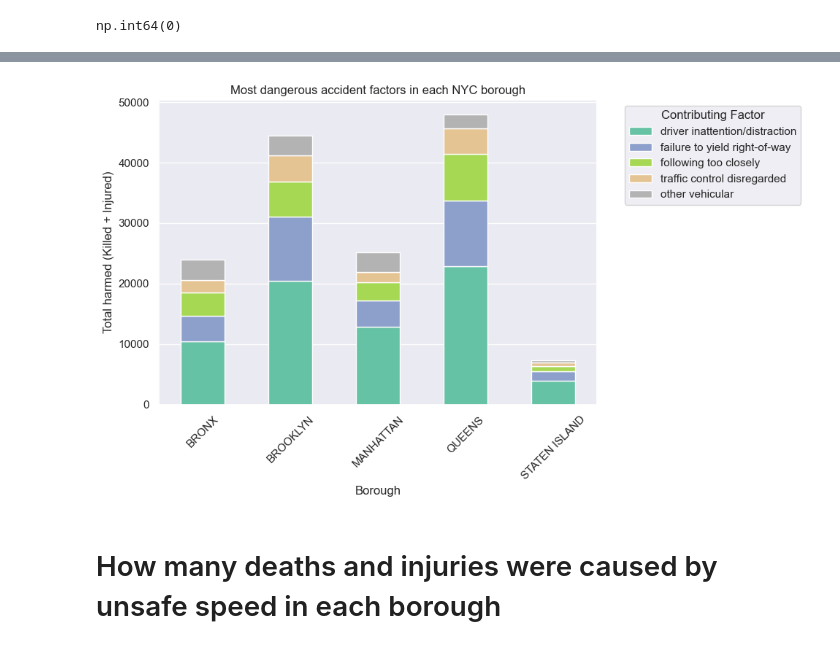
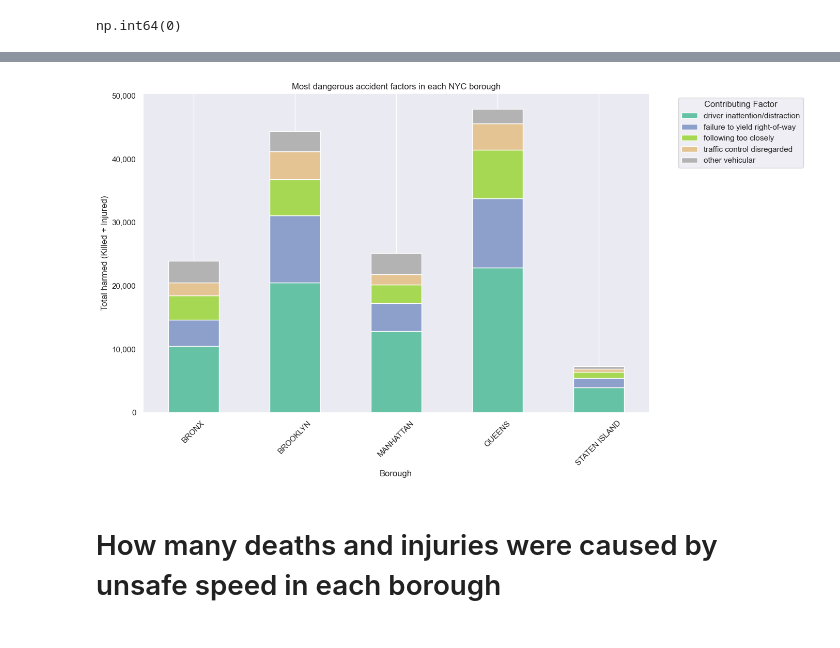
Before and after one commit to IgorGarlej/nyc-traffic-accident-analysis, a Jupyter notebook: notebooks/02.Analysis.ipynb, the cells around one changed output, grey strips where cells are left out. Drawn from its saved outputs; the diff is of its cells as text; code cells hidden in the pictures.

Commit message:
Thousand separator function, minor plots corrections and summary of analysis

```diff
--- a/notebooks/02.Analysis.ipynb
+++ b/notebooks/02.Analysis.ipynb
@@ -122,18 +123,22 @@ impact_pivot = summary.pivot_table(
 top_factors = impact_pivot.sum().sort_values(ascending=False).head(5).index
 impact_pivot = impact_pivot[top_factors]
 # %%
-impact_pivot.plot(kind="bar", stacked=True, figsize = (10,6), colormap="Set2")
+ax = impact_pivot.plot(kind="bar", stacked=True, figsize = (14,8), colormap="Set2")
 
-plt.title("Most dangerous accident factors in each NYC borough", fontsize=12)
-plt.xlabel("Borough", fontsize=12)
-plt.xticks(rotation = 45)
-plt.ylabel("Total harmed (Killed + Injured)")
-plt.legend(title="Contributing Factor",bbox_to_anchor=(1.05, 1), loc="upper left")
+apply_thousand_separator(ax)
+
+ax.set_title("Most dangerous accident factors in each NYC borough", fontsize=12)
+ax.set_xlabel("Borough", fontsize=12)
+ax.tick_params(axis = "x",rotation = 45)
+ax.set_ylabel("Total harmed (Killed + Injured)")
+ax.legend(title="Contributing Factor",bbox_to_anchor=(1.05, 1), loc="upper left")
+ax.grid(axis="y")
+
 plt.tight_layout()
-plt.grid(axis="x")
+plt.savefig("../visuals/01.Most_dangerous_accident_factors_in_each_NYC_borough.png")
 plt.show()
 # %% [output]
-[figure, old version]
+[figure, new version]
 # %% [markdown]
 # How many deaths and injuries were caused by unsafe speed in each borough
 # %%
```
Also changed, not shown: parts of 15 cells of this notebook, 1 other file.
